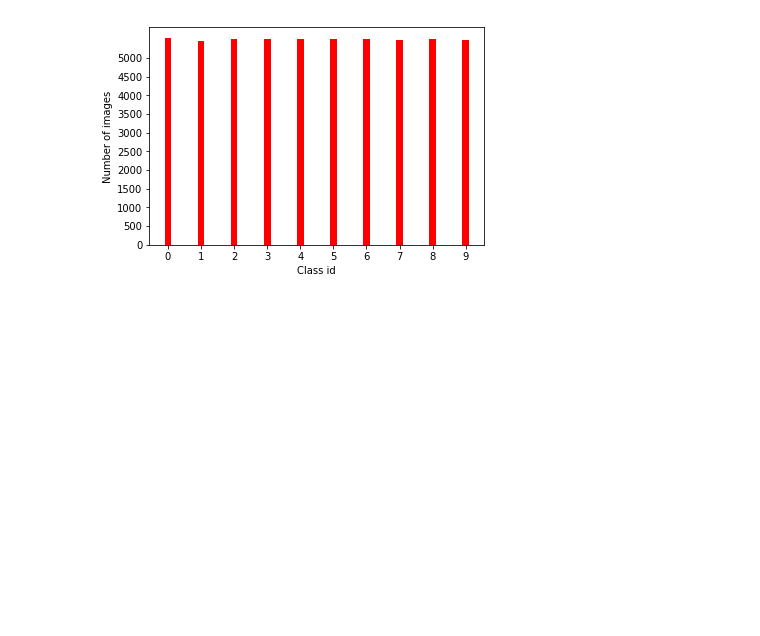
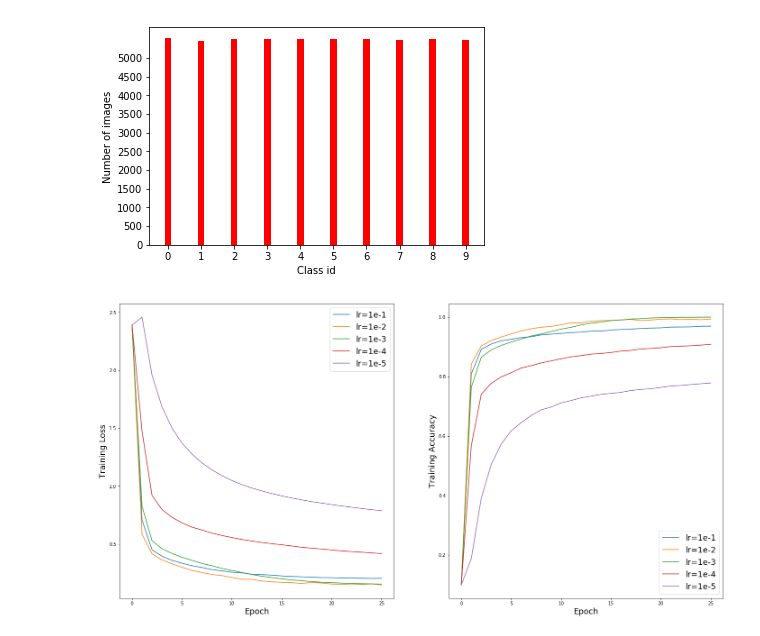
Before and after one commit to lordzth666/kaggle-fashion_mnist, a Jupyter notebook: view_image.ipynb, the cells around one changed output. Drawn from its saved outputs; the diff is of its cells as text; code cells hidden in the pictures; blank space fills up the shorter version.

```diff
--- a/view_image.ipynb
+++ b/view_image.ipynb
@@ -118,3 +119,48 @@ X_sample_transformed = rand_shift(X_sample)
 plot_images(X_sample)
 # %%
 plot_images(X_sample_transformed)
+# %%
+lr_dir = ["./log/lr-0.1",
+          "./log/lr-0.01",
+          "./log/lr-0.001",
+          "./log/lr-0.0001",
+          "./log/lr-0.00001"]
+
+lr_labels = ["lr=1e-1", "lr=1e-2", "lr=1e-3", "lr=1e-4", "lr=1e-5"]
+
+def read_from_file(file):
+    array = []
+    with open(file, 'r') as fp:
+        while 1:
+            line = fp.readline()
+            if line == "":
+                break
+            else:
+                array.append(float(line))
+    return array
+
+
+def plot_lr_graph(lr_dir, lr_labels):
+    plt.figure(figsize=(24, 12))
+    plt.subplot(1, 2, 1)
+    for dirs in lr_dir:
+        loss_file = os.path.join(dirs, "loss.txt")
+        # Estimate initial loss by loge(10) + 0.10 (estimated regularization loss)
+        loss_arr = [2.39] + read_from_file(loss_file)
+        plt.plot(np.arange(len(loss_arr)), loss_arr)
+    plt.legend(labels=lr_labels, prop={'size': 18})
+    plt.xlabel("Epoch", fontsize=18)
+    plt.ylabel("Training Loss", fontsize=18)
+
+    plt.subplot(1, 2, 2)
+    for dirs in lr_dir:
+        acc_file = os.path.join(dirs, "acc.txt")
+        acc_arr = [0.10] + read_from_file(acc_file)
+        plt.plot(np.arange(len(acc_arr)), acc_arr)
+        plt.legend(labels=lr_labels, prop={'size': 18})
+    plt.xlabel("Epoch", fontsize=18)
+    plt.ylabel("Training Accuracy", fontsize=18)
+# %%
+plot_lr_graph(lr_dir, lr_labels)
+# %% [output]
+[figure, added]
```
Also changed, not shown: parts of 1 cell of this notebook.
